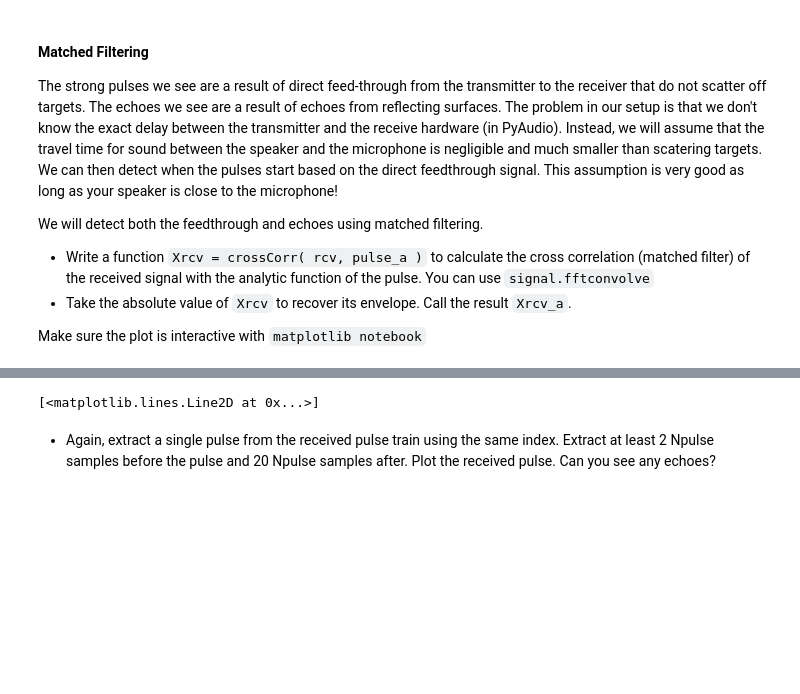
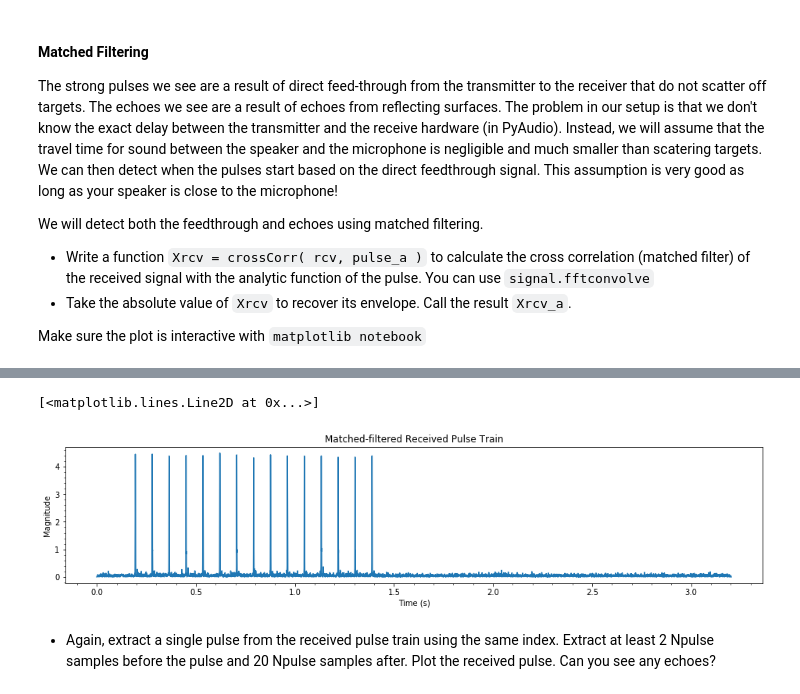
Before and after one commit to EricNRodriguez/ELEC3305_sonar, a Jupyter notebook: sonarpackage/TimeDomain-Sonar.ipynb, the cells around one changed output, grey strips where cells are left out. Saved outputs shown, nothing was run; the diff lists cells and outputs as text; code cells hidden in the pictures; blank space fills up the shorter version.

```diff
--- a/sonarpackage/TimeDomain-Sonar.ipynb
+++ b/sonarpackage/TimeDomain-Sonar.ipynb
@@ -1002,16 +1017,22 @@ def crossCorr( rcv, pulse_a ):
     #    pulse_a - analytic pulse
     # Output:
     #    Xrcv - cross-correlation between rcv and pulse_a
-    Xrcv = signal.fftconvolve(rcv, pulse_a)
+    Xrcv = signal.fftconvolve(rcv, pulse_a[::-1])
     return Xrcv
 # %%
-%matplotlib notebook
-
 # your code here:
-pulse_a = pulse
+pulse_a = windowPulse
 # Call cross correlation (matched filter)
 Xrcv = crossCorr(rcv, pulse_a)
-Xrcv_a = abs(Xrcv)
+Xrcv_a = abs(Xrcv_a)
 
-plt.plot(Xrcv_a)
+tAxis = np.r_[0:len(Xrcv_a)]/fs
+
+width, height = plt.figaspect(0.2)
+fig = plt.figure(figsize=(width,height))
+plt.xlabel("Time (s)")
+plt.ylabel("Magnitude")
+plt.title("Matched-filtered Received Pulse Train")
+plt.minorticks_on()
+plt.plot(tAxis, Xrcv_a)
 # %% [output]
@@ -1020,3 +1039,4 @@ plt.plot(Xrcv_a)
 [<matplotlib.lines.Line2D at 0x...>]
+[figure, added]
 # %% [markdown]
 * Again, extract a single pulse from the received pulse train using the same index. Extract at least 2 Npulse samples before the pulse and 20 Npulse samples after. Plot the received pulse. Can you see any echoes?
```
Also changed, not shown: parts of 18 cells of this notebook.
